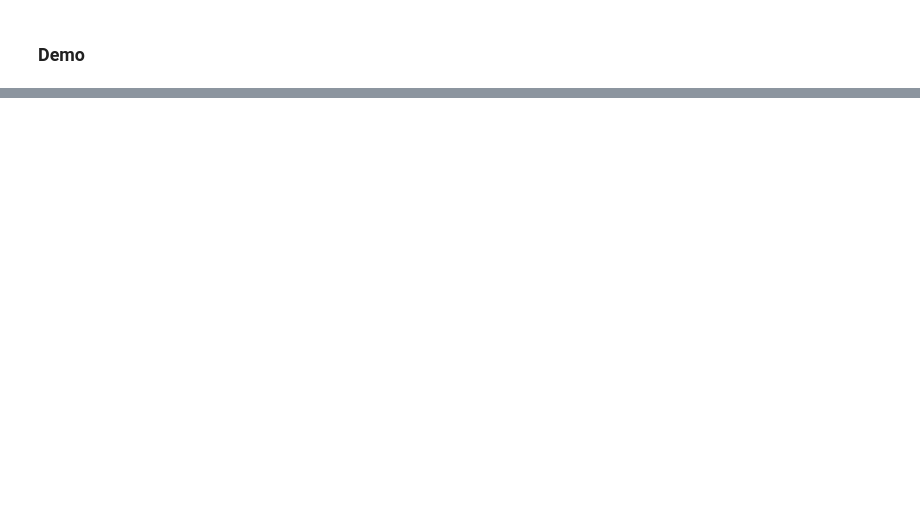
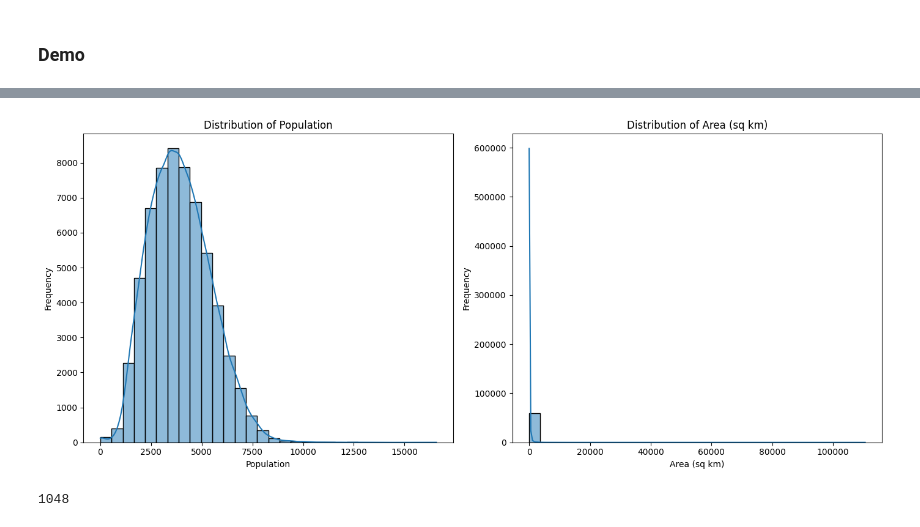
Before and after one commit to Jeff-Lewis/RA-for-Accounting, a Jupyter notebook: scripts/scraper_estately_grid_tract.ipynb, the cells around one changed output, grey strips where cells are left out. Saved outputs shown, nothing was run; the diff lists cells and outputs as text; code cells hidden in the pictures; blank space fills up the shorter version.

```diff
--- a/scripts/scraper_estately_grid_tract.ipynb
+++ b/scripts/scraper_estately_grid_tract.ipynb
@@ -448,0 +669,11 @@ Scraping the following tract, total:  604
+# %%
+# Example usage:
+tract_data = pd.read_csv('tract_data.csv')
+tract_data['geometry'] = tract_data['geometry'].apply(wkt.loads)
+geo_df = gpd.GeoDataFrame(tract_data, geometry='geometry')
+
+# Calculate areas
+geo_df_with_areas = calculate_tract_areas(geo_df)
+
+# Display the first few rows to verify
+print(geo_df_with_areas[['state_code', 'county_code', 'GEOID','population', 'area_sq_km']].head())
@@ -448,0 +687,3 @@ Scraping the following tract, total:  604
+# %%
+df_selected = geo_df_with_areas[['state_code', 'county_code', 'GEOID','population', 'area_sq_km']]
+df_selected
@@ -448,0 +704,30 @@ Scraping the following tract, total:  604
+# %%
+import matplotlib.pyplot as plt
+import seaborn as sns
+
+# Set up the plotting environment
+plt.figure(figsize=(14, 6))
+
+# Plot Population Distribution
+plt.subplot(1, 2, 1)
+sns.histplot(df_selected['population'], bins=30, kde=True)
+plt.title('Distribution of Population')
+plt.xlabel('Population')
+plt.ylabel('Frequency')
+
+# Plot Area Distribution
+plt.subplot(1, 2, 2)
+sns.histplot(df_selected['area_sq_km'], bins=30, kde=True)
+plt.title('Distribution of Area (sq km)')
+plt.xlabel('Area (sq km)')
+plt.ylabel('Frequency')
+
+# Show plots
+plt.tight_layout()
+plt.show()
+# %% [output]
+[figure, added]
+# %%
+df_selected['area_sq_km'].idxmax()
+# %% [output]
+1048
```
Also changed, not shown: parts of 32 cells of this notebook, 13 other files.
